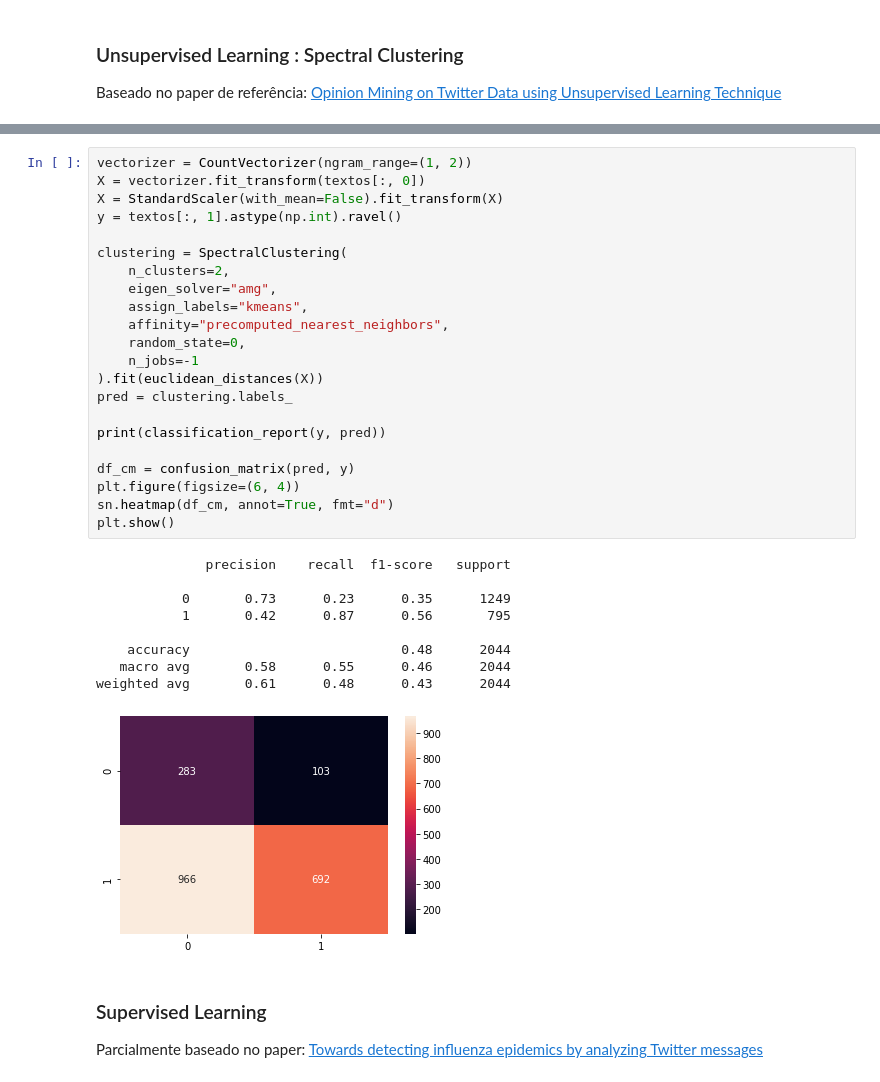
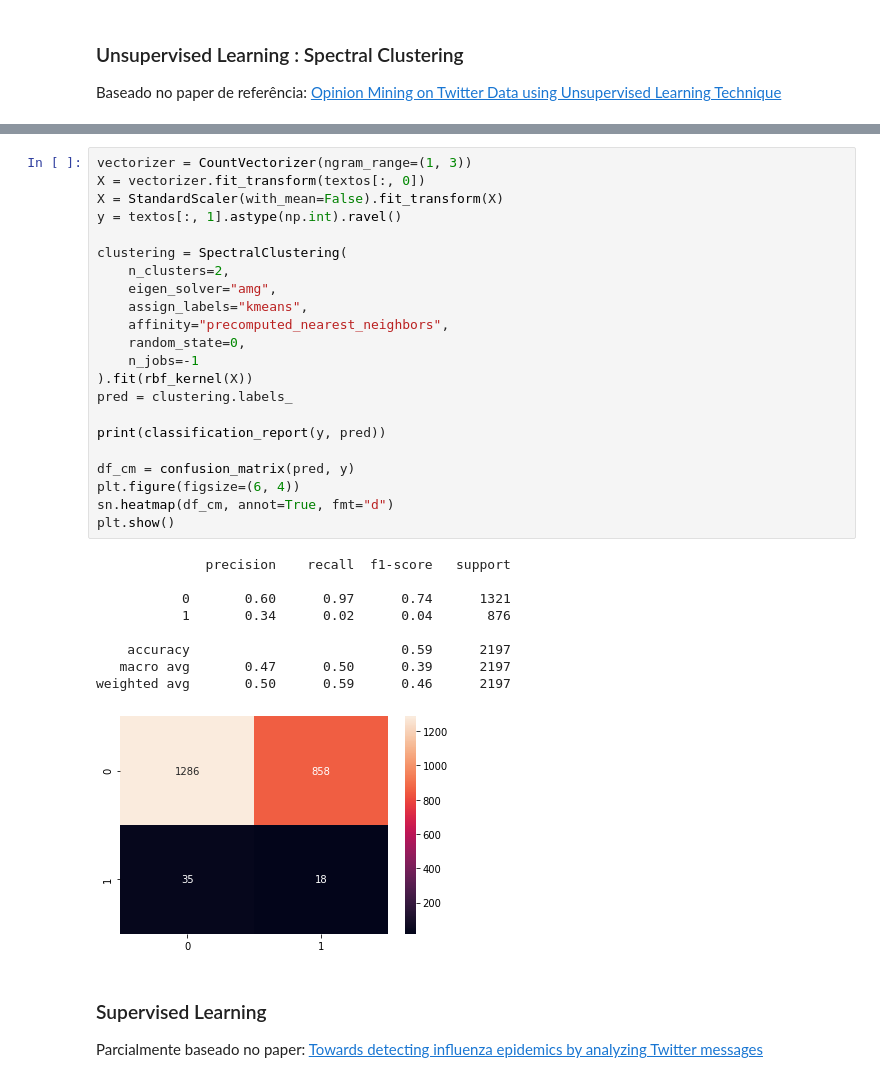
Before and after one commit to rdenadai/Covid19-Twitter-Tracker, a Jupyter notebook: code/src/notebook/AvaliacaoAlgoritmosClassificacaoMensagens.ipynb, the cells around one changed output, grey strips where cells are left out. Drawn from its saved outputs; the diff is of its cells as text.

```diff
--- a/code/src/notebook/AvaliacaoAlgoritmosClassificacaoMensagens.ipynb
+++ b/code/src/notebook/AvaliacaoAlgoritmosClassificacaoMensagens.ipynb
@@ -141,35 +141,35 @@ df.head(25)
 # %%
-vectorizer = CountVectorizer(ngram_range=(1, 2))
+vectorizer = CountVectorizer(ngram_range=(1, 3))
 X = vectorizer.fit_transform(textos[:, 0])
 X = StandardScaler(with_mean=False).fit_transform(X)
 y = textos[:, 1].astype(np.int).ravel()
 
 clustering = SpectralClustering(
     n_clusters=2,
     eigen_solver="amg",
     assign_labels="kmeans",
     affinity="precomputed_nearest_neighbors",
     random_state=0,
     n_jobs=-1
-).fit(euclidean_distances(X))
+).fit(rbf_kernel(X))
 pred = clustering.labels_
 
 print(classification_report(y, pred))
 
 df_cm = confusion_matrix(pred, y)
 plt.figure(figsize=(6, 4))
 sn.heatmap(df_cm, annot=True, fmt="d")
 plt.show()
 # %% [output]
               precision    recall  f1-score   support
 
-           0       0.73      0.23      0.35      1249
-           1       0.42      0.87      0.56       795
+           0       0.60      0.97      0.74      1321
+           1       0.34      0.02      0.04       876
 
-    accuracy                           0.48      2044
-   macro avg       0.58      0.55      0.46      2044
-weighted avg       0.61      0.48      0.43      2044
+    accuracy                           0.59      2197
+   macro avg       0.47      0.50      0.39      2197
+weighted avg       0.50      0.59      0.46      2197
-[figure, old version]
+[figure, new version]
 # %% [markdown]
 ### Supervised Learning
 
```
Also changed, not shown: parts of 7 cells of this notebook, 6 other files.
